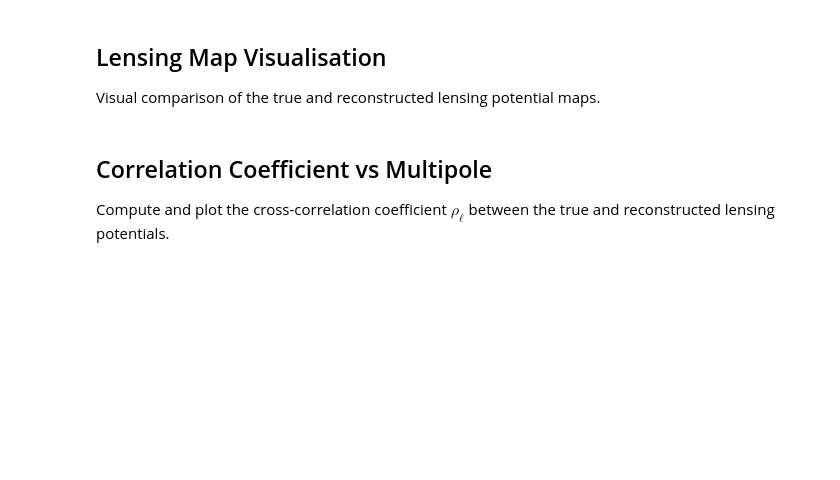
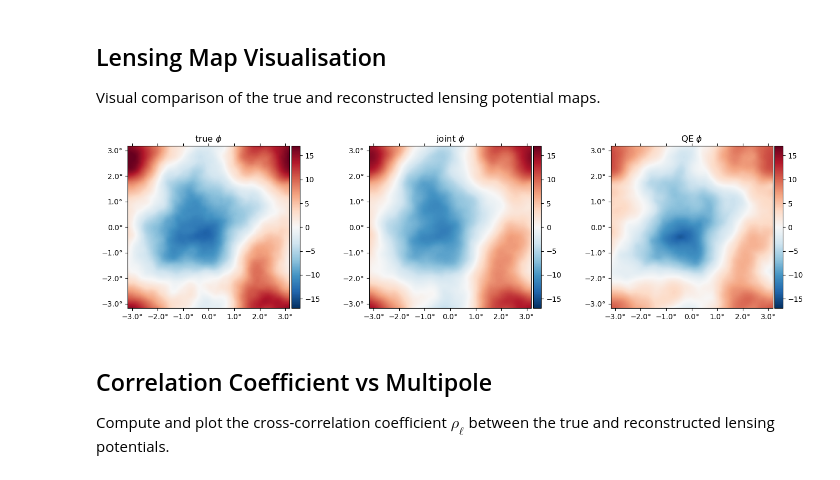
Before and after one commit to mdh959/CMB_Project, a Jupyter notebook: project.ipynb, the cells around one changed output. Cells and saved outputs as stored; diff of their text form; code cells hidden in the pictures; blank space fills up the shorter version.

```diff
--- a/project.ipynb
+++ b/project.ipynb
@@ -241,12 +215,14 @@ Visual comparison of the true and reconstructed lensing potential maps.
 # %%
 # ------------------------------------------------------------------
 # 5) Lensing map visualisation
 # ------------------------------------------------------------------
 PythonPlot.plot(
-    1e6 .* [ϕ  ϕJ],
-    title = ["true" "joint"] .* raw" $\phi$",
+    1e6 .* [ϕ  ϕJ ϕqe],
+    title = ["true" "joint" "QE"] .* raw" $\phi$",
     vlim = 17
 )
+# %% [output]
+[figure, added]
 # %% [markdown]
 ## Correlation Coefficient vs Multipole
 Compute and plot the cross-correlation coefficient $\rho_\ell$ between the true and reconstructed lensing potentials.
```
Also changed, not shown: parts of 30 cells of this notebook, 37 other files.
